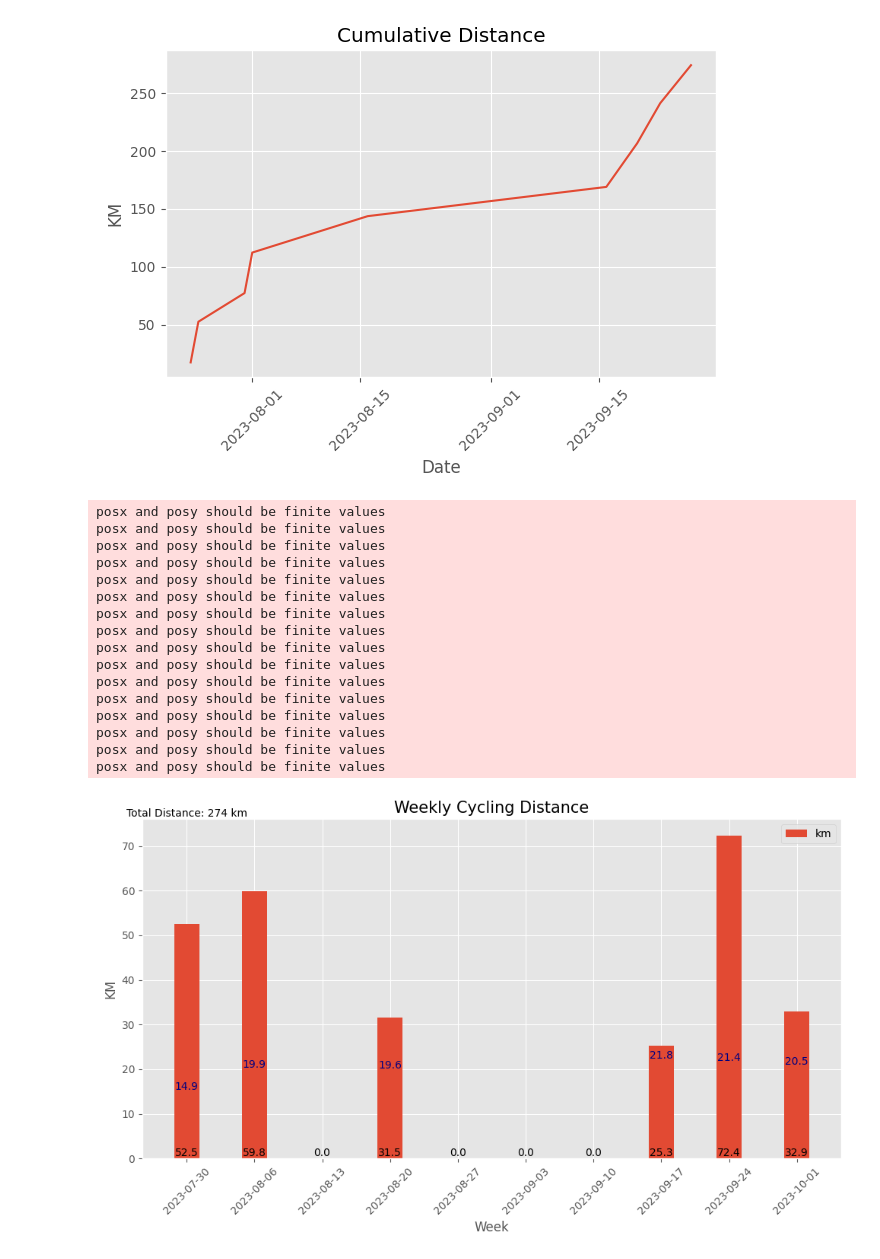
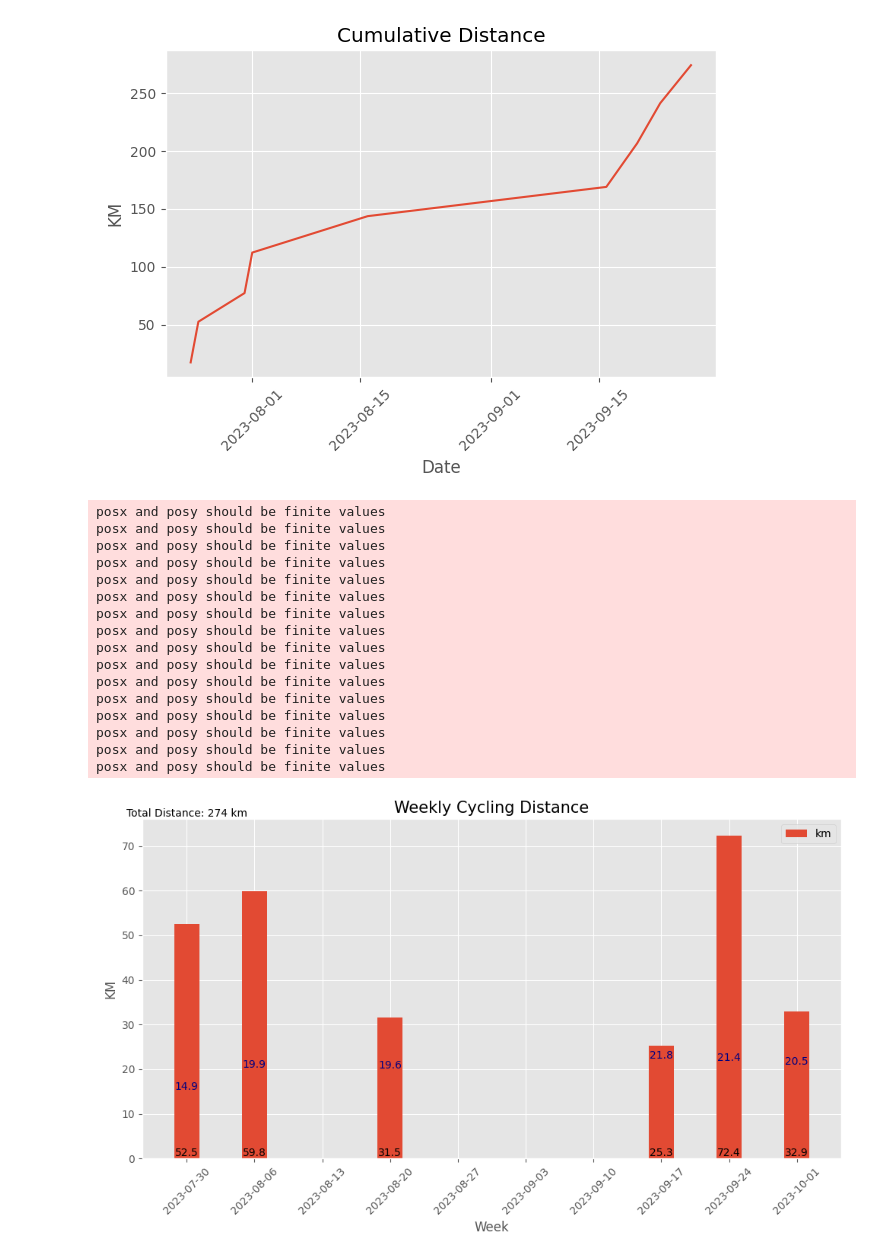
Before and after one commit to palmerac/Elevate, a Jupyter notebook: bikeStats.ipynb, the cells around one changed output. Saved outputs shown, nothing was run; the diff lists cells and outputs as text; code cells hidden in the pictures.

```diff
--- a/bikeStats.ipynb
+++ b/bikeStats.ipynb
@@ -133,8 +133,9 @@ plt.figure(figsize=(10,6))
 
 # Average Speed Line
 for idx, value in enumerate(wklyAVG['km/h']):
-        plt.text(wklyAVG.index[idx], wklyAVG['km/h'][idx], f'{value:.1f}', ha='center', va='bottom',
-        fontsize=10, color='navy')
+        if value != 0:
+                plt.text(wklyAVG.index[idx], wklyAVG['km/h'][idx], f'{value:.1f}', ha='center', va='bottom',
+                fontsize=10, color='navy')
 
 # Toal Distance Text
 total_distance = sum(wklySUM, 'km')
@@ -142,33 +143,34 @@ plt.text(wklySUM.index[0], wklySUM['km'].max() *1.05, f'Total Distance: {total_d
         ha='center', va='bottom', fontsize=10, color='black', transform=plt.gca().transData)
 
 plt.bar(wklySUM.index, wklySUM['km'], label='km', width=2.6)
 for idx, value in enumerate(wklySUM['km']):
-        plt.text(wklySUM.index[idx], 0, f'{value:.1f}', ha='center', va='bottom',
-        fontsize=10, color='black')
+        if value != 0:
+                plt.text(wklySUM.index[idx], 0, f'{value:.1f}', ha='center', va='bottom',
+                fontsize=10, color='black')
 
 plt.xlabel('Week')
 plt.ylabel('KM')
 plt.title('Weekly Cycling Distance', fontsize=15)
 plt.legend()
 plt.xticks(wklySUM.index, wklySUM.index.strftime('%Y-%m-%d'), rotation=45)
 plt.tight_layout()
 plt.savefig('Graphs/BWeekly Distance.png', dpi=600)
 plt.show()
 # %% [output]
 posx and posy should be finite values
 posx and posy should be finite values
 posx and posy should be finite values
 posx and posy should be finite values
 posx and posy should be finite values
 posx and posy should be finite values
 posx and posy should be finite values
 posx and posy should be finite values
 posx and posy should be finite values
 posx and posy should be finite values
 posx and posy should be finite values
 posx and posy should be finite values
 posx and posy should be finite values
 posx and posy should be finite values
 posx and posy should be finite values
 posx and posy should be finite values
-[figure, old version]
+[figure, new version]
```
Also changed, not shown: 18 other files.
